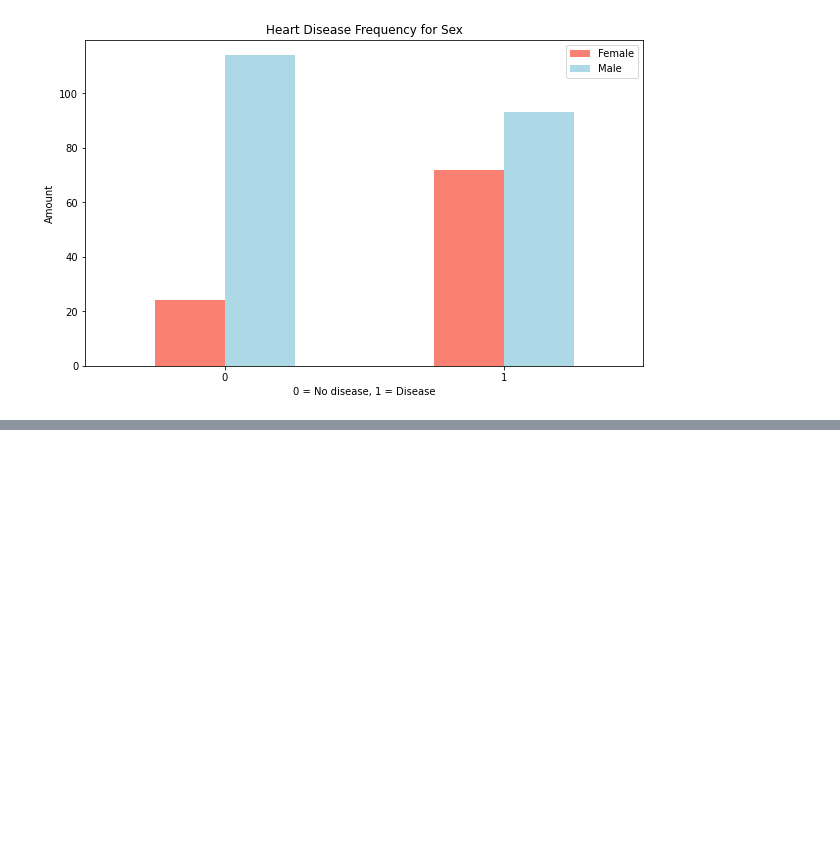
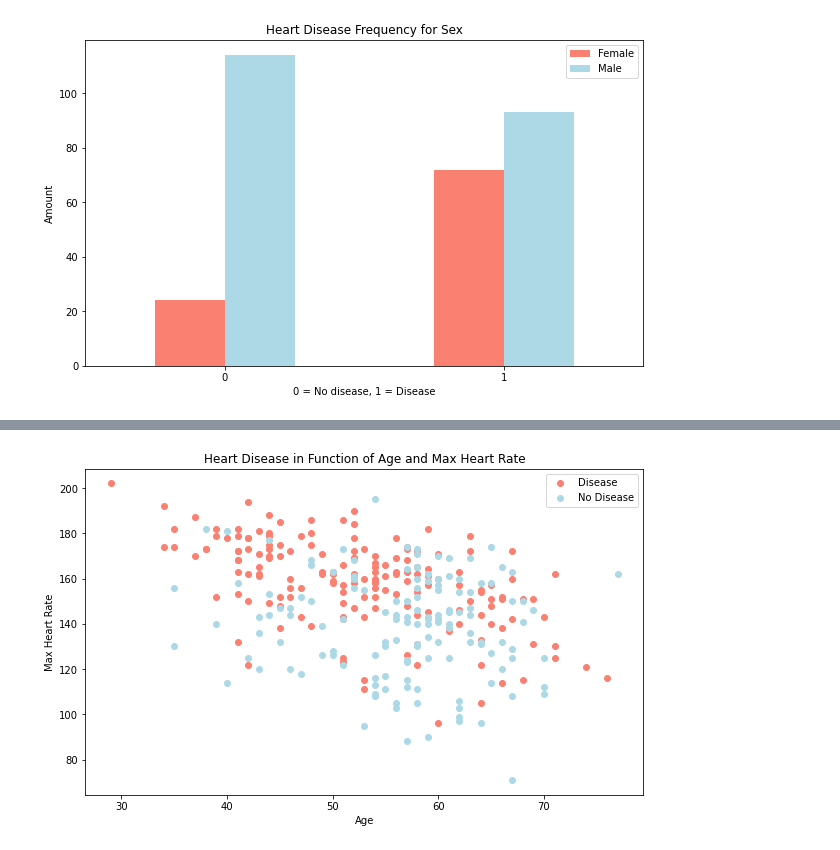
Before and after one commit to eRuaro/heart-disease-classification, a Jupyter notebook: heart-disease-classification.ipynb, the cells around one changed output, grey strips where cells are left out. Saved outputs shown, nothing was run; the diff lists cells and outputs as text; code cells hidden in the pictures; blank space fills up the shorter version.

```diff
--- a/heart-disease-classification.ipynb
+++ b/heart-disease-classification.ipynb
@@ -156,0 +172,25 @@ plt.xticks(rotation=0);
+# %%
+# Age vs Max Heart Rate for Heart Disease
+plt.figure(figsize=(10, 6))
+
+#scatter with positive example (has heart disease)
+plt.scatter(
+    data.age[data.target == 1],
+    data.thalach[data.target==1],
+    c='salmon'
+);
+
+#scatter with negative example (has no heart disease)
+plt.scatter(
+    data.age[data.target == 0],
+    data.thalach[data.target == 0],
+    c='lightblue'
+);
+
+# add some helpful info
+plt.title('Heart Disease in Function of Age and Max Heart Rate')
+plt.xlabel('Age')
+plt.ylabel('Max Heart Rate')
+plt.legend(['Disease', 'No Disease']);
+# %% [output]
+[figure, added]
```
Also changed, not shown: parts of 2 cells of this notebook.
